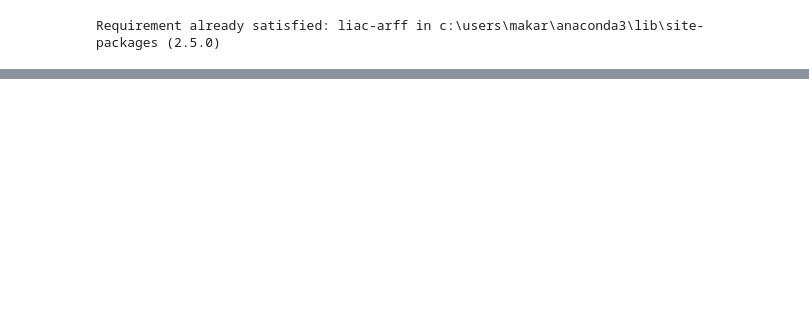
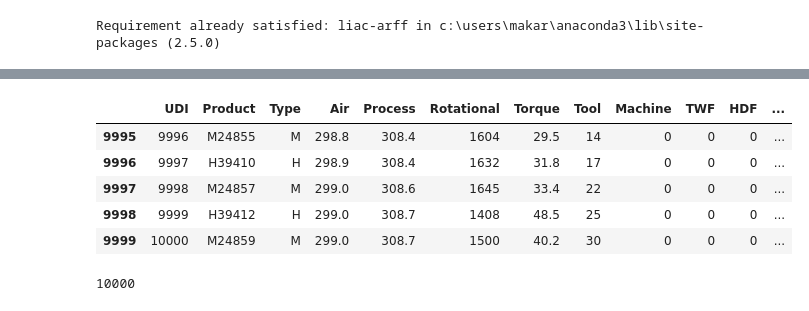
Before and after one commit to DeltaM84/Capstone2, a Jupyter notebook: Capstone 2.ipynb, the cells around one changed output, grey strips where cells are left out. Saved outputs shown, nothing was run; the diff lists cells and outputs as text; code cells hidden in the pictures; blank space fills up the shorter version.

```diff
--- a/Capstone 2.ipynb
+++ b/Capstone 2.ipynb
@@ -10,2 +9,2 @@ import pandas as pd
 # %%
-file_path = "C:\\dataset.arff"
+file_path = "C:/dataset.arff"
@@ -35,2 +17,0 @@ AttributeError: module 'arff' has no attribute 'loadarff'
-# %%
-data, meta = arff.loadarff(file_path)
@@ -98,0 +62,13 @@ PermissionError: [Errno 13] Permission denied: 'C:\\fixed_dataset.arff'
+# %%
+df.tail()
+# %% [output]
+|  | UDI | Product | Type | Air | Process | Rotational | Torque | Tool | Machine | TWF | HDF | ... |
+| 9995 | 9996 | M24855 | M | 298.8 | 308.4 | 1604 | 29.5 | 14 | 0 | 0 | 0 | ... |
+| 9996 | 9997 | H39410 | H | 298.9 | 308.4 | 1632 | 31.8 | 17 | 0 | 0 | 0 | ... |
+| 9997 | 9998 | M24857 | M | 299.0 | 308.6 | 1645 | 33.4 | 22 | 0 | 0 | 0 | ... |
+| 9998 | 9999 | H39412 | H | 299.0 | 308.7 | 1408 | 48.5 | 25 | 0 | 0 | 0 | ... |
+| 9999 | 10000 | M24859 | M | 299.0 | 308.7 | 1500 | 40.2 | 30 | 0 | 0 | 0 | ... |
+# %%
+print(df['Product'].nunique())
+# %% [output]
+10000
```
Also changed, not shown: parts of 42 cells of this notebook.
